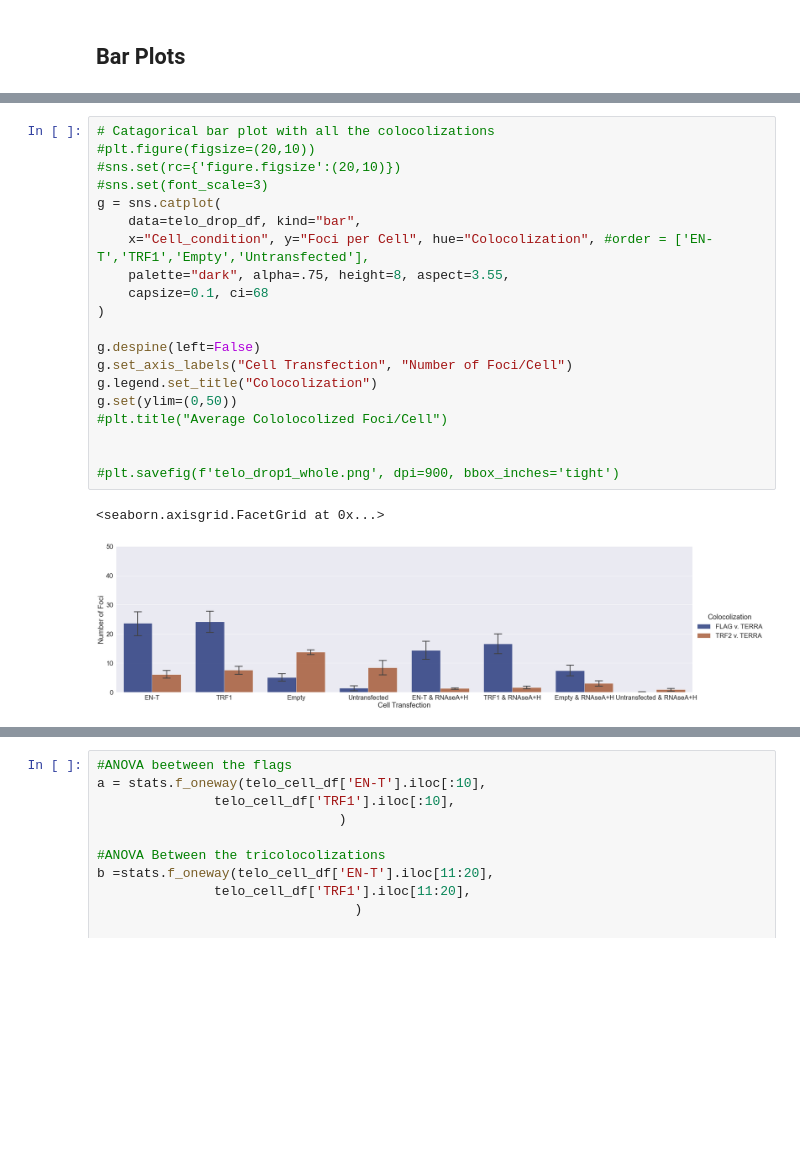
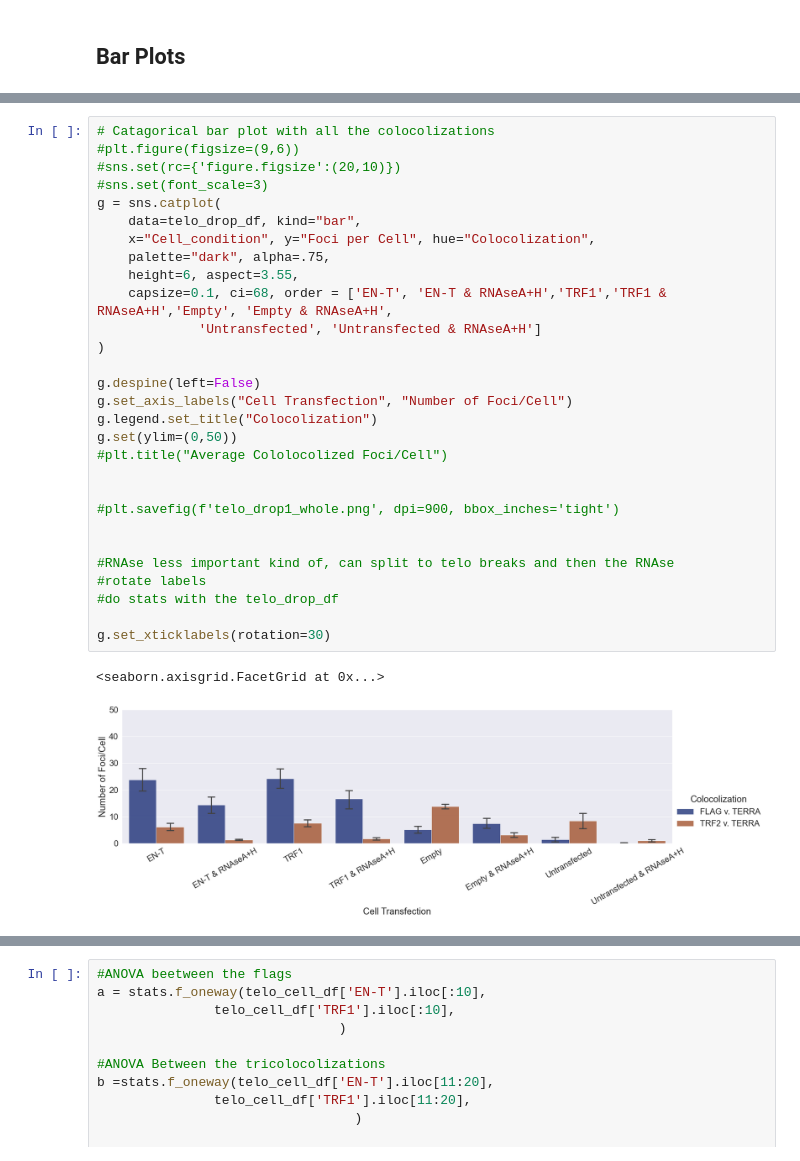
Before and after one commit to aidan-lew/TERRA_DSB, a Jupyter notebook: refined_terra_dsb.ipynb, the cells around one changed output, grey strips where cells are left out. Cells and saved outputs as stored; diff of their text form; blank space fills up the shorter version.

```diff
--- a/refined_terra_dsb.ipynb
+++ b/refined_terra_dsb.ipynb
@@ -343,26 +345,35 @@ g.legend.set_title("Colocolization")
 # %%
 # Catagorical bar plot with all the colocolizations
-#plt.figure(figsize=(20,10))
+#plt.figure(figsize=(9,6))
 #sns.set(rc={'figure.figsize':(20,10)})
 #sns.set(font_scale=3)
 g = sns.catplot(
     data=telo_drop_df, kind="bar",
-    x="Cell_condition", y="Foci per Cell", hue="Colocolization", #order = ['EN-T','TRF1','Empty','Untransfected'],
-    palette="dark", alpha=.75, height=8, aspect=3.55,
-    capsize=0.1, ci=68
+    x="Cell_condition", y="Foci per Cell", hue="Colocolization",
+    palette="dark", alpha=.75,
+    height=6, aspect=3.55,
+    capsize=0.1, ci=68, order = ['EN-T', 'EN-T & RNAseA+H','TRF1','TRF1 & RNAseA+H','Empty', 'Empty & RNAseA+H',
+             'Untransfected', 'Untransfected & RNAseA+H']
 )
 
 g.despine(left=False)
 g.set_axis_labels("Cell Transfection", "Number of Foci/Cell")
 g.legend.set_title("Colocolization")
 g.set(ylim=(0,50))
 #plt.title("Average Cololocolized Foci/Cell")
 
 
 #plt.savefig(f'telo_drop1_whole.png', dpi=900, bbox_inches='tight')
+
+
+#RNAse less important kind of, can split to telo breaks and then the RNAse
+#rotate labels
+#do stats with the telo_drop_df
+
+g.set_xticklabels(rotation=30)
 # %% [output]
 <seaborn.axisgrid.FacetGrid at 0x...>
-[figure, old version]
+[figure, new version]
 # %%
 # Catagorical bar plot with all the colocolizations
 #plt.figure(figsize=(20,10))
```
Also changed, not shown: parts of 26 cells of this notebook.
